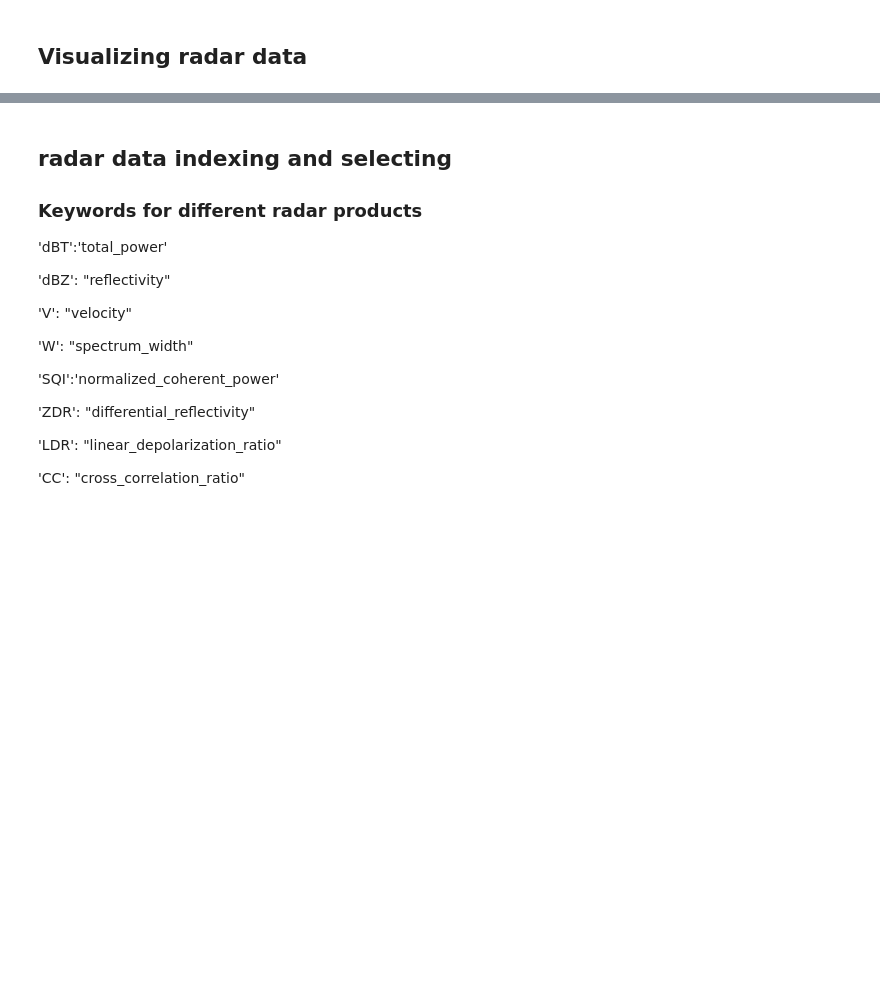
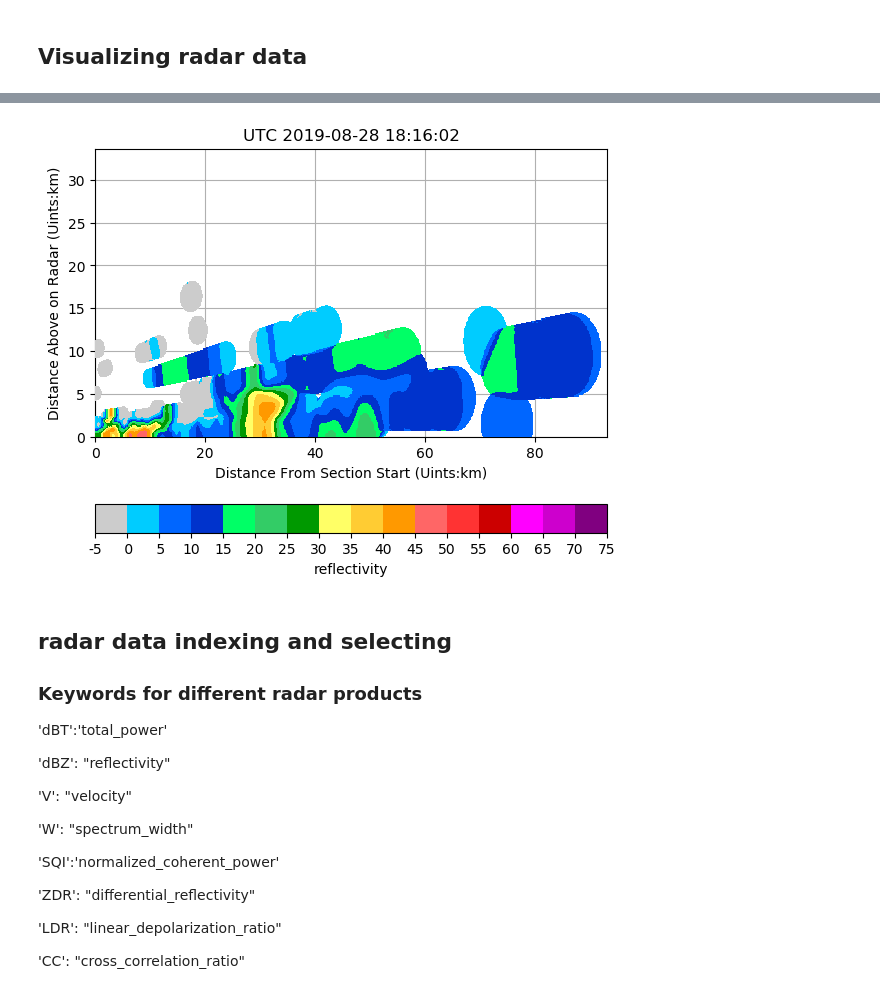
Before and after one commit to YvZheng/pycwr, a Jupyter notebook: notebooks/pycwr_example.ipynb, the cells around one changed output, grey strips where cells are left out. Saved outputs shown, nothing was run; the diff lists cells and outputs as text; code cells hidden in the pictures; blank space fills up the shorter version.

```diff
--- a/notebooks/pycwr_example.ipynb
+++ b/notebooks/pycwr_example.ipynb
@@ -93,0 +108,2 @@ graph.plot(0, "PhiDP", continuously=False)
+# %%
+vcs = VerticalSection(PRD)
@@ -94,3 +132,7 @@ graph.plot(0, "PhiDP", continuously=False)
+# %%
+vcs.section((6500, -27344), (16000, -120000), "dBZ")
+# %% [output]
+[figure, added]
 # %% [markdown]
 ## radar data indexing and selecting
 ### Keywords for different radar products
```
Also changed, not shown: parts of 10 cells of this notebook.
